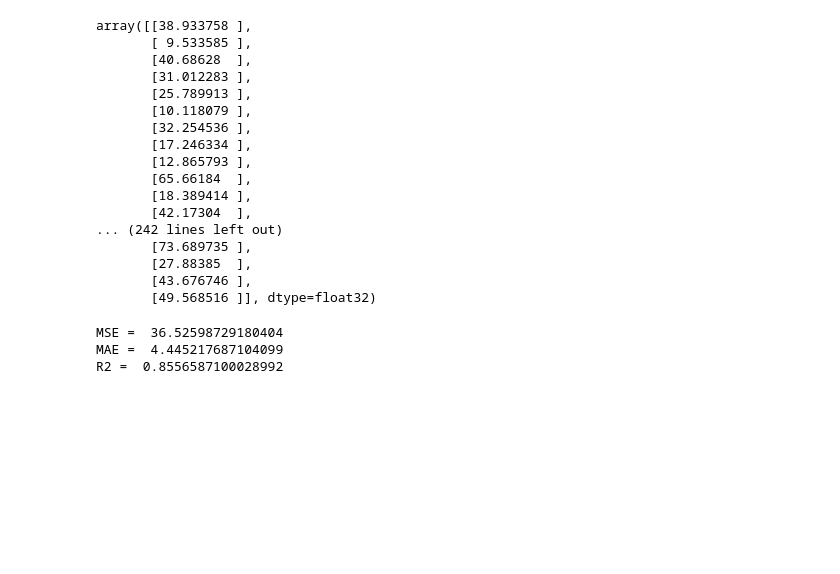
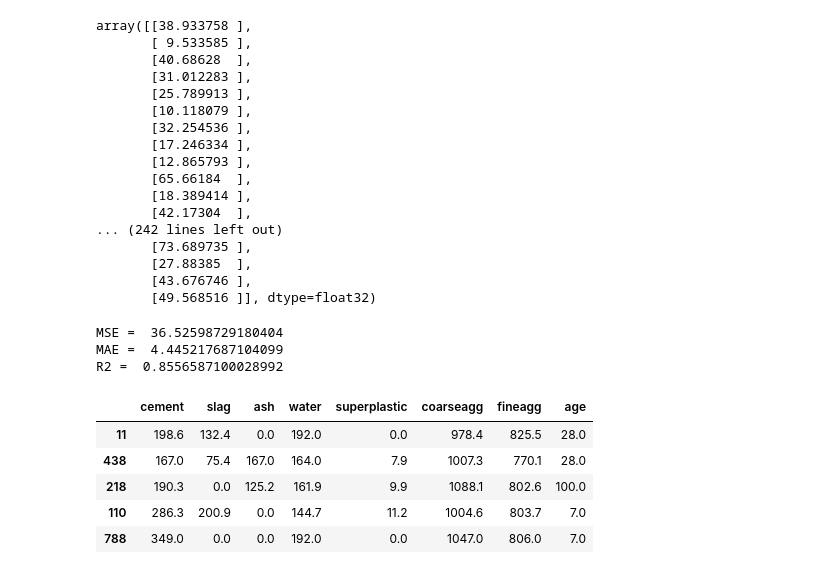
Before and after one commit to ariel1809/rec_faciale, a Jupyter notebook: ann_regression.ipynb, the cells around one changed output. Cells and saved outputs as stored; diff of their text form; code cells hidden in the pictures; blank space fills up the shorter version.

```diff
--- a/ann_regression.ipynb
+++ b/ann_regression.ipynb
@@ -193,3 +193,12 @@ print("R2 = ", R2)
 MSE =  36.52598729180404
 MAE =  4.445217687104099
 R2 =  0.8556587100028992
+# %%
+X_train.head()
+# %% [output]
+|  | cement | slag | ash | water | superplastic | coarseagg | fineagg | age |
+| 11 | 198.6 | 132.4 | 0.0 | 192.0 | 0.0 | 978.4 | 825.5 | 28.0 |
+| 438 | 167.0 | 75.4 | 167.0 | 164.0 | 7.9 | 1007.3 | 770.1 | 28.0 |
+| 218 | 190.3 | 0.0 | 125.2 | 161.9 | 9.9 | 1088.1 | 802.6 | 100.0 |
+| 110 | 286.3 | 200.9 | 0.0 | 144.7 | 11.2 | 1004.6 | 803.7 | 7.0 |
+| 788 | 349.0 | 0.0 | 0.0 | 192.0 | 0.0 | 1047.0 | 806.0 | 7.0 |
```
Also changed, not shown: parts of 1 cell of this notebook.
